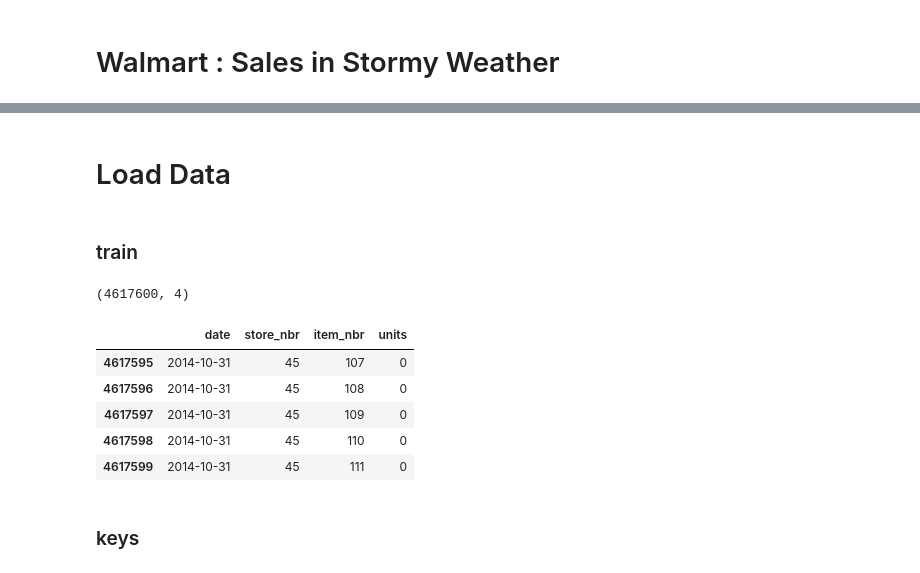
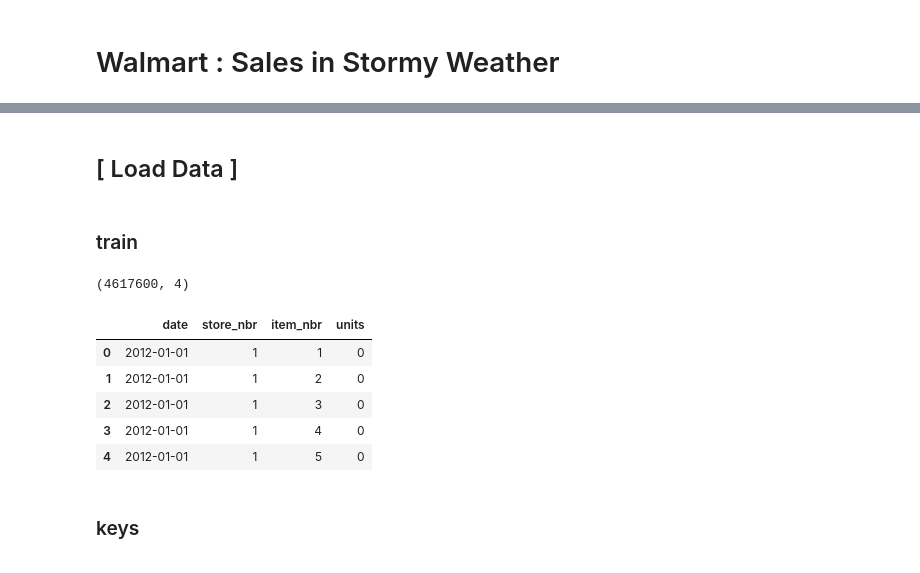
Before and after one commit to lucaseo/dss7-walmart-project, a Jupyter notebook: wy/Presentation/presentation_all_ver_WY.ipynb, the cells around one changed output, grey strips where cells are left out. Saved outputs shown, nothing was run; the diff lists cells and outputs as text; code cells hidden in the pictures.

```diff
--- a/wy/Presentation/presentation_all_ver_WY.ipynb
+++ b/wy/Presentation/presentation_all_ver_WY.ipynb
@@ -84,5 +88,5 @@
 # %% [markdown]
-# Load Data
+## [ Load Data ]
 # %%
 import warnings
 warnings.simplefilter(action='ignore', category=FutureWarning)
@@ -93,15 +97,15 @@ import pandas as pd
 # %%
 train = pd.read_csv("data/train.csv")
 print(train.shape)
-train.tail()
+train.head()
 # %% [output]
 (4617600, 4)
 |  | date | store_nbr | item_nbr | units |
-| 4617595 | 2014-10-31 | 45 | 107 | 0 |
-| 4617596 | 2014-10-31 | 45 | 108 | 0 |
-| 4617597 | 2014-10-31 | 45 | 109 | 0 |
-| 4617598 | 2014-10-31 | 45 | 110 | 0 |
-| 4617599 | 2014-10-31 | 45 | 111 | 0 |
+| 0 | 2012-01-01 | 1 | 1 | 0 |
+| 1 | 2012-01-01 | 1 | 2 | 0 |
+| 2 | 2012-01-01 | 1 | 3 | 0 |
+| 3 | 2012-01-01 | 1 | 4 | 0 |
+| 4 | 2012-01-01 | 1 | 5 | 0 |
 # %% [markdown]
 ### keys
 # %%
```
Also changed, not shown: parts of 93 cells of this notebook, 44 other files.
